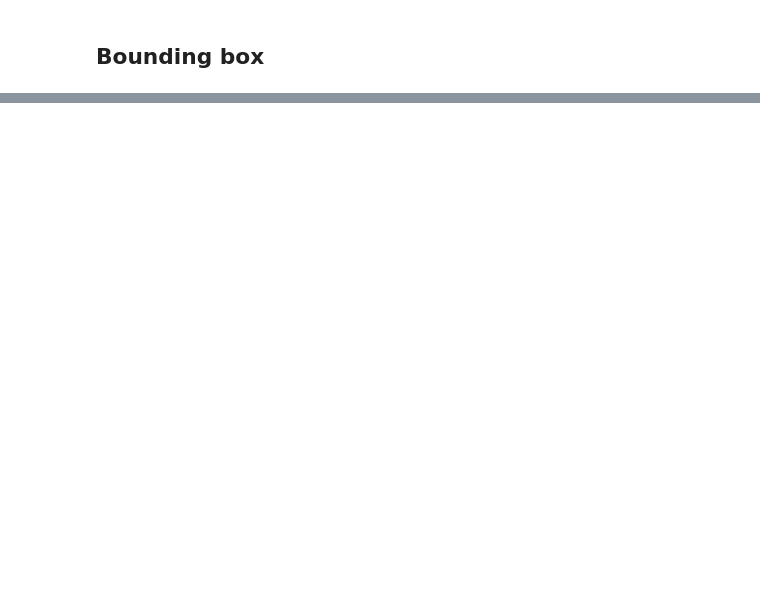
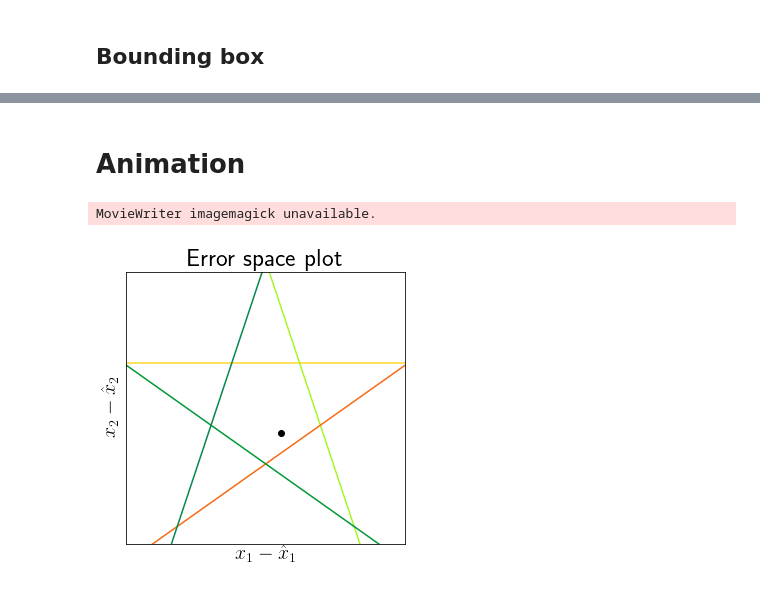
Before and after one commit to ABra1993/LisbonLab, a Jupyter notebook: CSM_multidimensional.ipynb, the cells around one changed output, grey strips where cells are left out. Saved outputs shown, nothing was run; the diff lists cells and outputs as text; code cells hidden in the pictures; blank space fills up the shorter version.

```diff
--- a/CSM_multidimensional.ipynb
+++ b/CSM_multidimensional.ipynb
@@ -369,0 +380,47 @@ No plot generated: function for 2- and 3-dimensional signal input only.
+# %% [markdown]
+# Animation
+# %%
+Acc_11 = error[0]
+Acc_12 = error[1]
+
+# Scatter plot
+fig = pl.figure(figsize = (5,5))
+axes = fig.add_subplot(111)
+
+point, = axes.plot([Acc_11[0]],[Acc_12[0]], 'ko')
+
+x1 = np.linspace(-10, 10, 4)
+
+for i in range(1, N + 1):
+    x2 = np.zeros(4)
+
+    for j in range(4):
+
+        x2[j] = (T[i - 1] - x1[j] * D[i - 1, 0]) / D[i - 1, 1]
+
+    pl.plot(x1, x2, label="N%i" %i, color=color[i - 1]/255)
+    pl.yticks([])
+    pl.xticks([])
+    pl.xlim(-1.5, 1.5)
+    pl.ylim(-1.5, 1.5)
+    pl.xlabel('$x_{1} - \hat{x}_{1}$', fontsize=20)
+    pl.ylabel('$x_{2} - \hat{x}_{2}$', fontsize=20)
+    pl.title('Error space plot', fontsize=25)
+
+def ani(coords):
+    point.set_data([coords[0]],[coords[1]])
+    point.axes.axis([-1.5, 1.5, -1.5, 1.5])
+    return point
+
+def frames():
+    for acc_11_pos, acc_12_pos in zip(Acc_11, Acc_12):
+        yield acc_11_pos, acc_12_pos
+
+ani = animation.FuncAnimation(fig, ani, frames=frames, interval=1000)
+
+ani.save('BB_point.gif', writer='imagemagick')
+
+pl.show()
+# %% [output]
+MovieWriter imagemagick unavailable.
+[figure, added]
```
Also changed, not shown: parts of 9 cells of this notebook, 3 other files.
